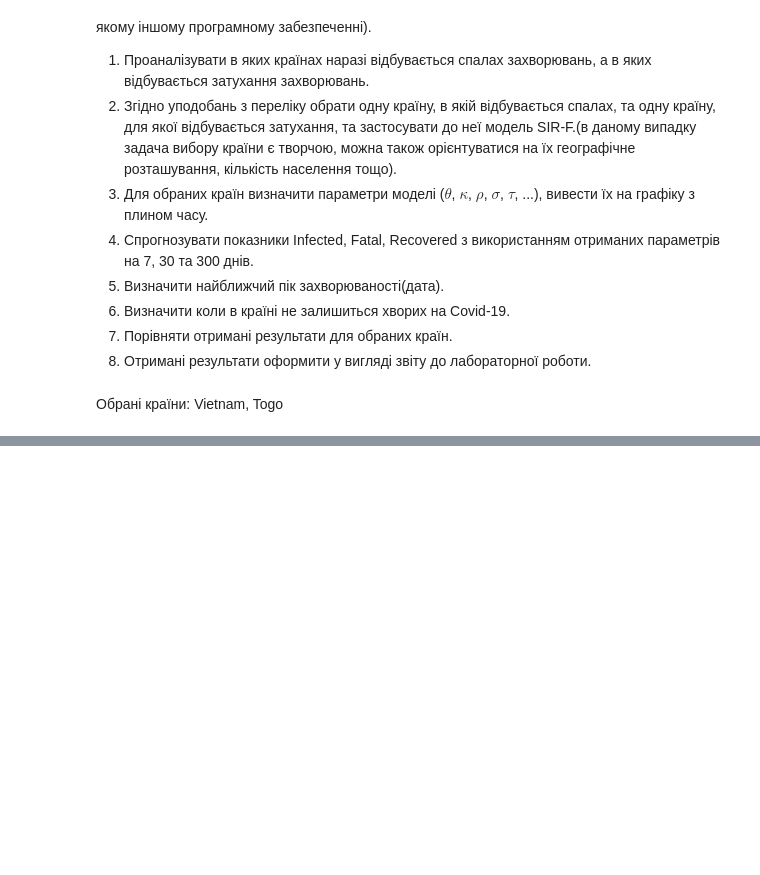
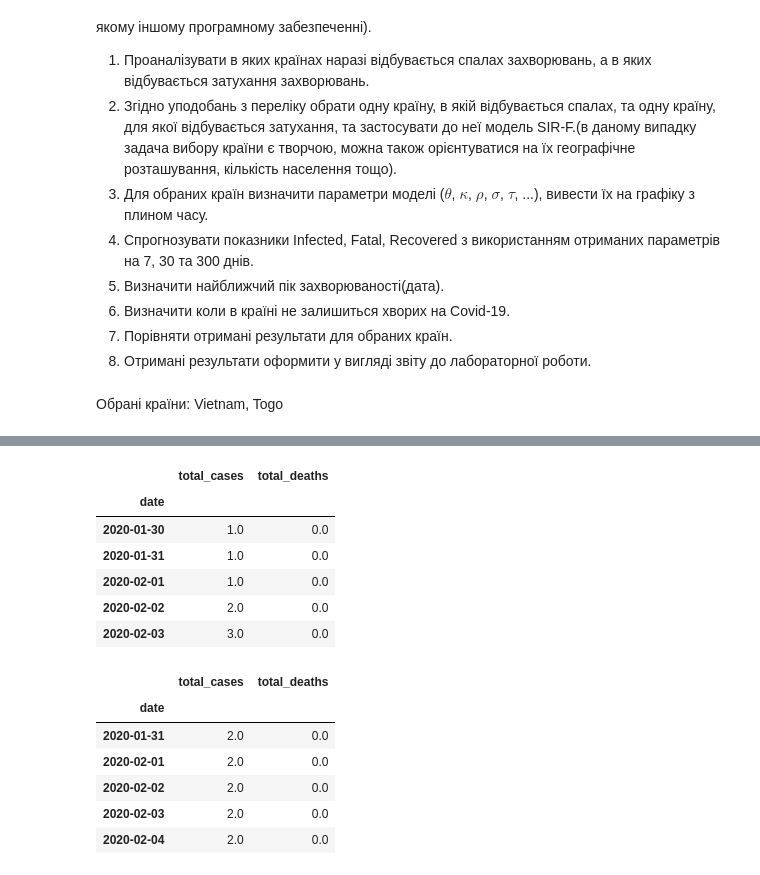
Before and after one commit to BerVol57/MMMO, a Jupyter notebook: Lab4/lab4.ipynb, the cells around one changed output, grey strips where cells are left out. Cells and saved outputs as stored; diff of their text form; code cells hidden in the pictures; blank space fills up the shorter version.

```diff
--- a/Lab4/lab4.ipynb
+++ b/Lab4/lab4.ipynb
@@ -50,0 +61,34 @@ data
+# %%
+# Filter data for selected countries
+country_spike = "India"
+country_decline = "Italy"
+
+# Prepare data for India
+india_data = data[data["location"] == country_spike]
+india_data = india_data[["date", "total_cases", "total_deaths"]].fillna(0)
+india_data["date"] = pd.to_datetime(india_data["date"])
+india_data.set_index("date", inplace=True)
+
+# Prepare data for Italy
+italy_data = data[data["location"] == country_decline]
+italy_data = italy_data[["date", "total_cases", "total_deaths"]].fillna(0)
+italy_data["date"] = pd.to_datetime(italy_data["date"])
+italy_data.set_index("date", inplace=True)
+
+display(india_data.head())
+display(italy_data.head())
+# %% [output]
+|  | total_cases | total_deaths |
+| date |  |  |
+| 2020-01-30 | 1.0 | 0.0 |
+| 2020-01-31 | 1.0 | 0.0 |
+| 2020-02-01 | 1.0 | 0.0 |
+| 2020-02-02 | 2.0 | 0.0 |
+| 2020-02-03 | 3.0 | 0.0 |
+|  | total_cases | total_deaths |
+| date |  |  |
+| 2020-01-31 | 2.0 | 0.0 |
+| 2020-02-01 | 2.0 | 0.0 |
+| 2020-02-02 | 2.0 | 0.0 |
+| 2020-02-03 | 2.0 | 0.0 |
+| 2020-02-04 | 2.0 | 0.0 |
```
Also changed, not shown: parts of 7 cells of this notebook.
